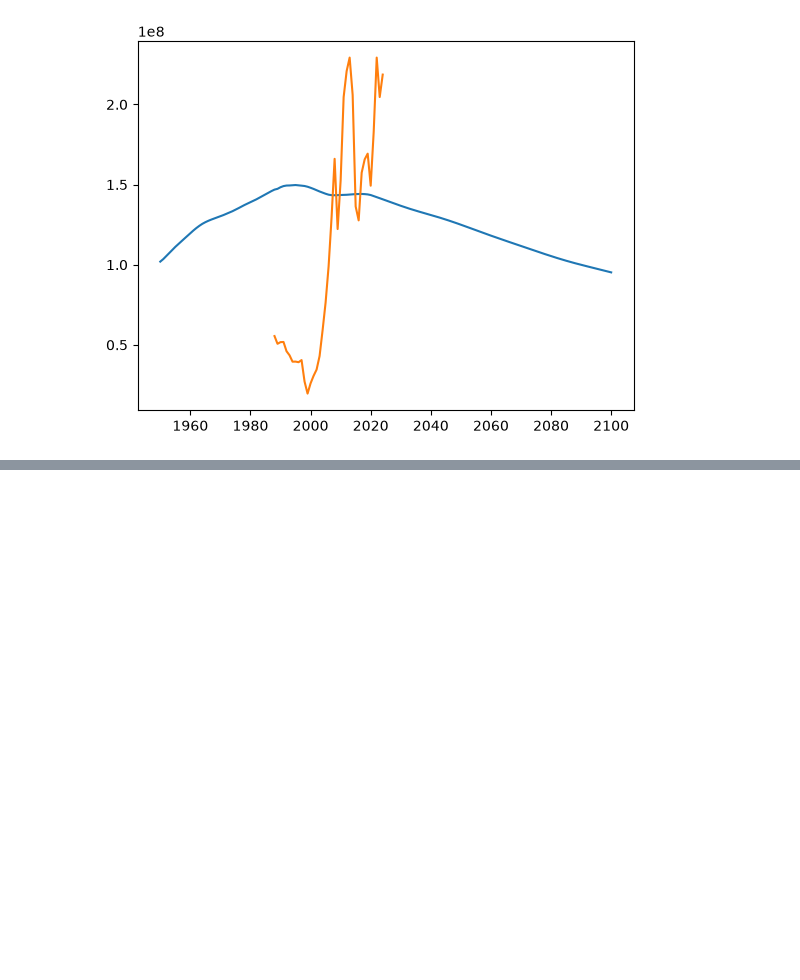
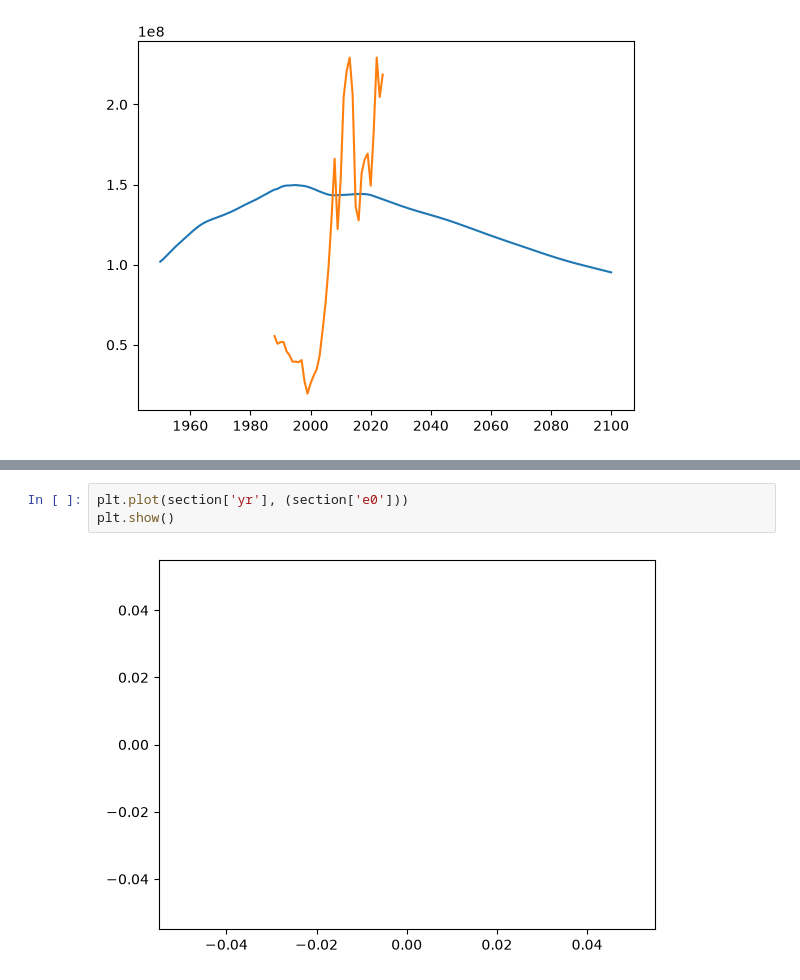
Before and after one commit to Flx232/Census-Dashboard, a Jupyter notebook: exploratory.ipynb, the cells around one changed output, grey strips where cells are left out. Cells and saved outputs as stored; diff of their text form; blank space fills up the shorter version.

```diff
--- a/exploratory.ipynb
+++ b/exploratory.ipynb
@@ -774,0 +811,5 @@ plt.plot(section['YR'], (section['GDP'])/1e4)
+# %%
+plt.plot(section['yr'], (section['e0']))
+plt.show()
+# %% [output]
+[figure, added]
```
Also changed, not shown: parts of 12 cells of this notebook, 4 other files.
